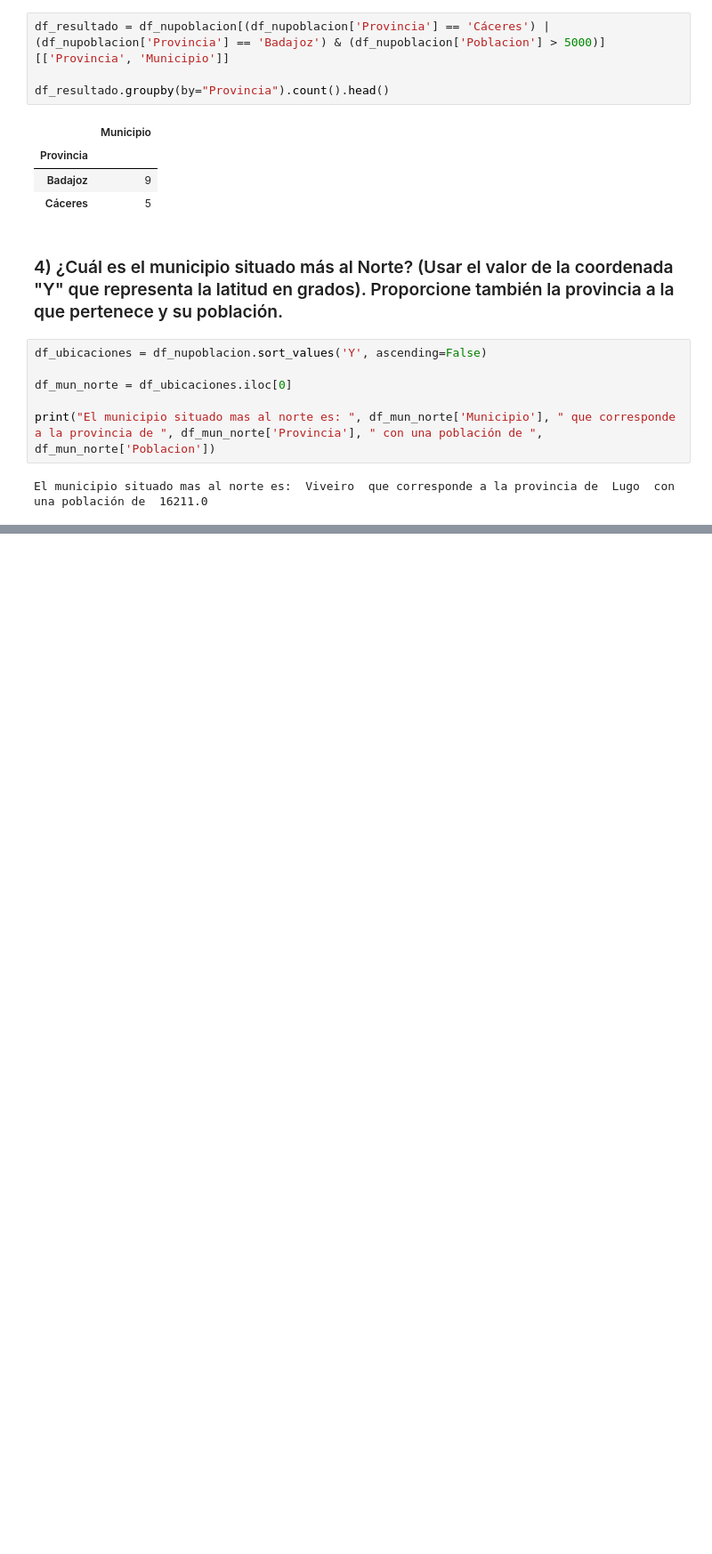
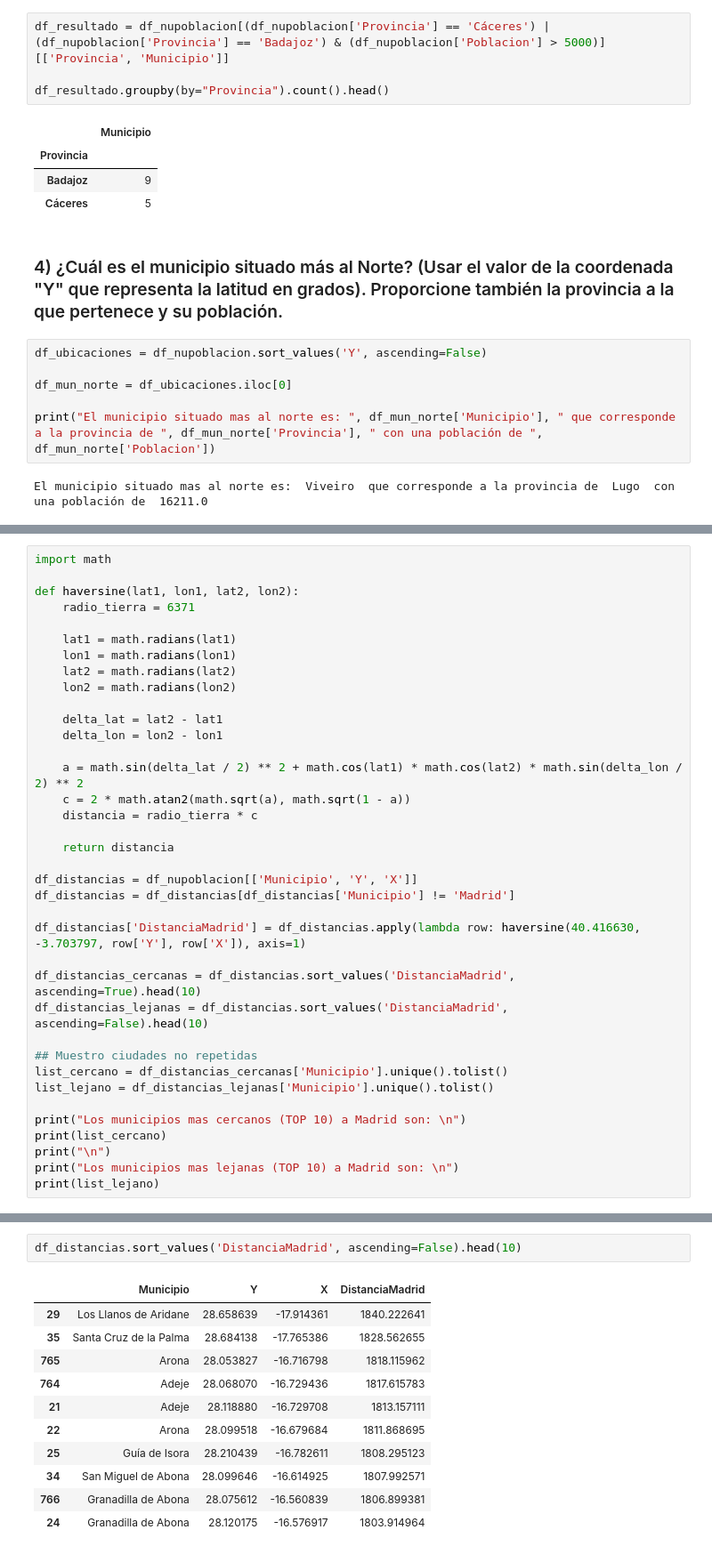
Before and after one commit to brandonfuentes97/laboratorio3, a Jupyter notebook: laboratorio3.ipynb, the cells around one changed output, grey strips where cells are left out. Shown at 89% size. Cells and saved outputs as stored; diff of their text form; blank space fills up the shorter version.

```diff
--- a/laboratorio3.ipynb
+++ b/laboratorio3.ipynb
@@ -202,0 +273,37 @@ El municipio situado mas al norte es:  Viveiro  que corresponde a la provincia d
+# %%
+import math
+
+def haversine(lat1, lon1, lat2, lon2):
+    radio_tierra = 6371
+
+    lat1 = math.radians(lat1)
+    lon1 = math.radians(lon1)
+    lat2 = math.radians(lat2)
+    lon2 = math.radians(lon2)
+
+    delta_lat = lat2 - lat1
+    delta_lon = lon2 - lon1
+
+    a = math.sin(delta_lat / 2) ** 2 + math.cos(lat1) * math.cos(lat2) * math.sin(delta_lon / 2) ** 2
+    c = 2 * math.atan2(math.sqrt(a), math.sqrt(1 - a))
+    distancia = radio_tierra * c
+
+    return distancia
+
+df_distancias = df_nupoblacion[['Municipio', 'Y', 'X']]
+df_distancias = df_distancias[df_distancias['Municipio'] != 'Madrid']
+
+df_distancias['DistanciaMadrid'] = df_distancias.apply(lambda row: haversine(40.416630, -3.703797, row['Y'], row['X']), axis=1)
+
+df_distancias_cercanas = df_distancias.sort_values('DistanciaMadrid', ascending=True).head(10)
+df_distancias_lejanas = df_distancias.sort_values('DistanciaMadrid', ascending=False).head(10)
+
+## Muestro ciudades no repetidas
+list_cercano = df_distancias_cercanas['Municipio'].unique().tolist()
+list_lejano = df_distancias_lejanas['Municipio'].unique().tolist()
+
+print("Los municipios mas cercanos (TOP 10) a Madrid son: \n")
+print(list_cercano)
+print("\n")
+print("Los municipios mas lejanas (TOP 10) a Madrid son: \n")
+print(list_lejano)
@@ -202,0 +319,14 @@ El municipio situado mas al norte es:  Viveiro  que corresponde a la provincia d
+# %%
+df_distancias.sort_values('DistanciaMadrid', ascending=False).head(10)
+# %% [output]
+|  | Municipio | Y | X | DistanciaMadrid |
+| 29 | Los Llanos de Aridane | 28.658639 | -17.914361 | 1840.222641 |
+| 35 | Santa Cruz de la Palma | 28.684138 | -17.765386 | 1828.562655 |
+| 765 | Arona | 28.053827 | -16.716798 | 1818.115962 |
+| 764 | Adeje | 28.068070 | -16.729436 | 1817.615783 |
+| 21 | Adeje | 28.118880 | -16.729708 | 1813.157111 |
+| 22 | Arona | 28.099518 | -16.679684 | 1811.868695 |
+| 25 | Guía de Isora | 28.210439 | -16.782611 | 1808.295123 |
+| 34 | San Miguel de Abona | 28.099646 | -16.614925 | 1807.992571 |
+| 766 | Granadilla de Abona | 28.075612 | -16.560839 | 1806.899381 |
+| 24 | Granadilla de Abona | 28.120175 | -16.576917 | 1803.914964 |
```
Also changed, not shown: parts of 8 cells of this notebook.
